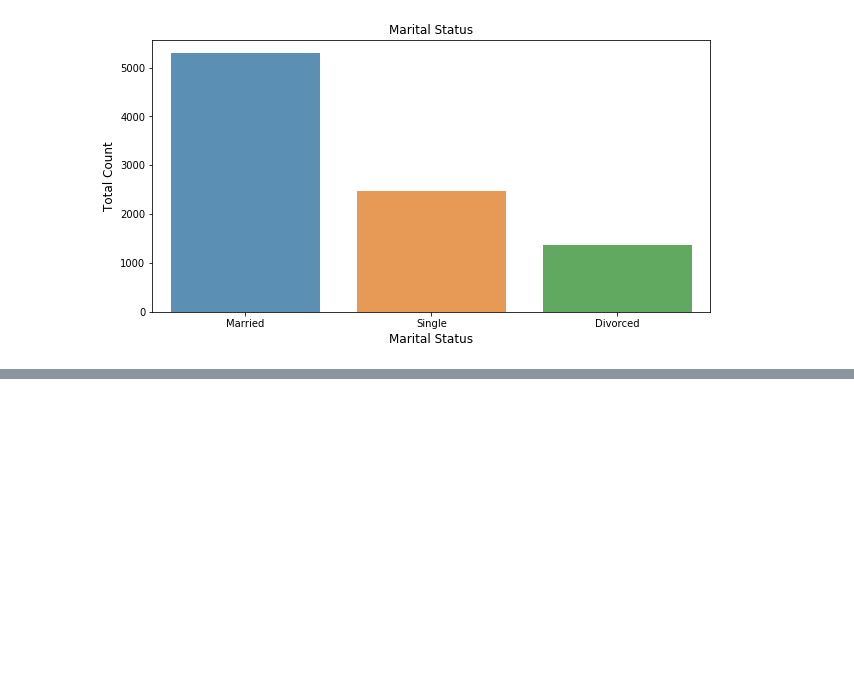
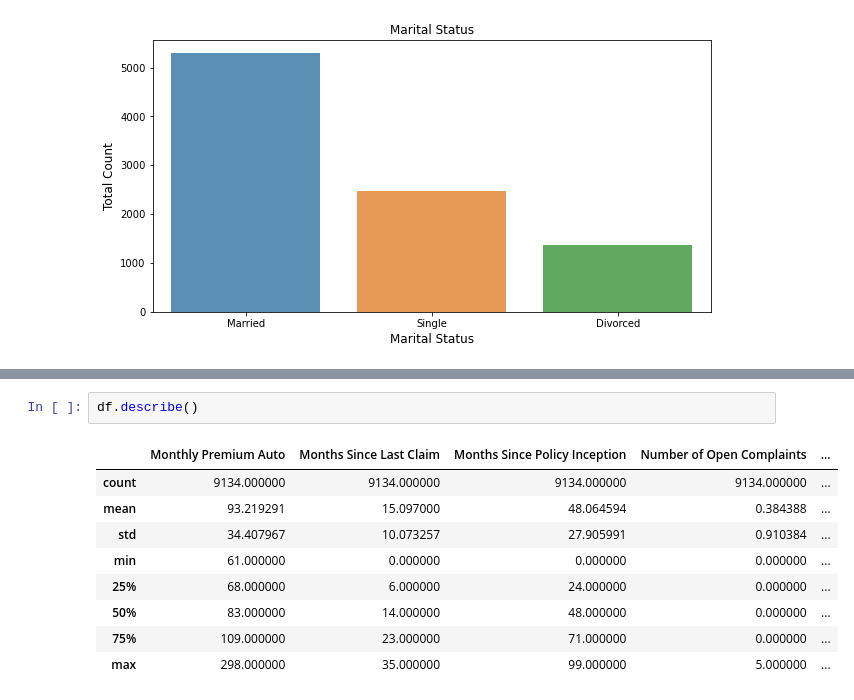
Before and after one commit to FinalProjectSix0six/data606, a Jupyter notebook: EDA/initial_data_exploration.ipynb, the cells around one changed output, grey strips where cells are left out. Saved outputs shown, nothing was run; the diff lists cells and outputs as text; blank space fills up the shorter version.

```diff
--- a/EDA/initial_data_exploration.ipynb
+++ b/EDA/initial_data_exploration.ipynb
@@ -153,0 +194,12 @@ plt.show()
+# %%
+df.describe()
+# %% [output]
+|  | Monthly Premium Auto | Months Since Last Claim | Months Since Policy Inception | Number of Open Complaints | ... |
+| count | 9134.000000 | 9134.000000 | 9134.000000 | 9134.000000 | ... |
+| mean | 93.219291 | 15.097000 | 48.064594 | 0.384388 | ... |
+| std | 34.407967 | 10.073257 | 27.905991 | 0.910384 | ... |
+| min | 61.000000 | 0.000000 | 0.000000 | 0.000000 | ... |
+| 25% | 68.000000 | 6.000000 | 24.000000 | 0.000000 | ... |
+| 50% | 83.000000 | 14.000000 | 48.000000 | 0.000000 | ... |
+| 75% | 109.000000 | 23.000000 | 71.000000 | 0.000000 | ... |
+| max | 298.000000 | 35.000000 | 99.000000 | 5.000000 | ... |
```
Also changed, not shown: parts of 6 cells of this notebook.
